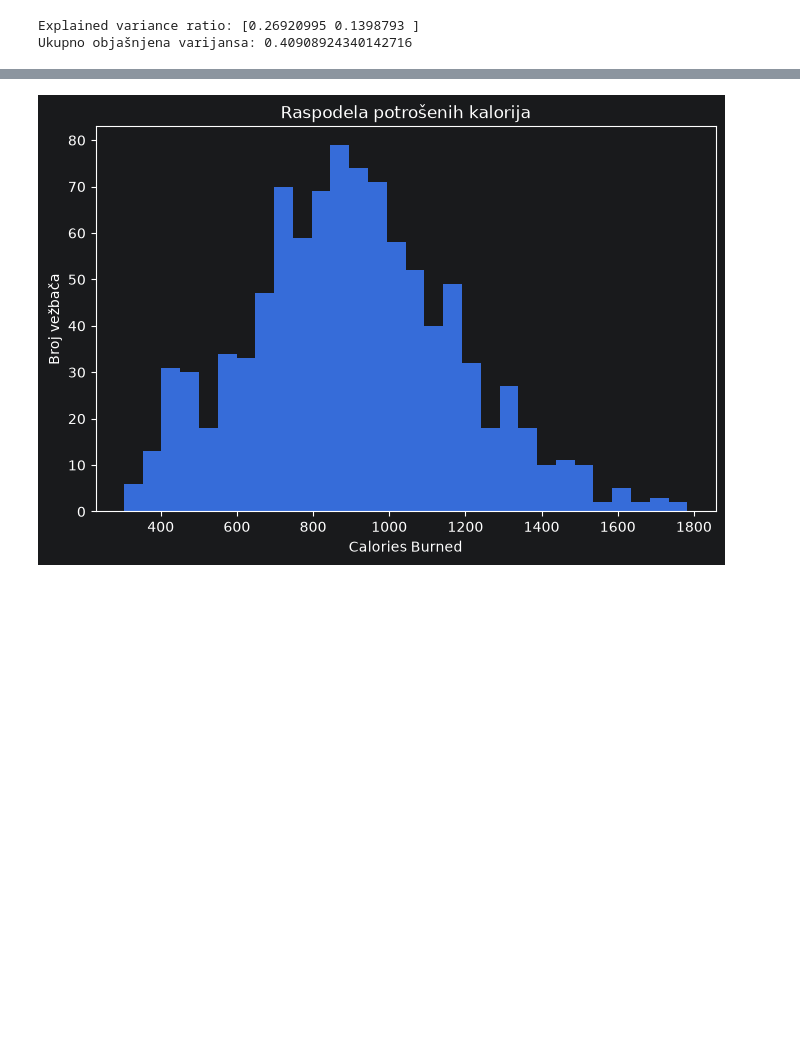
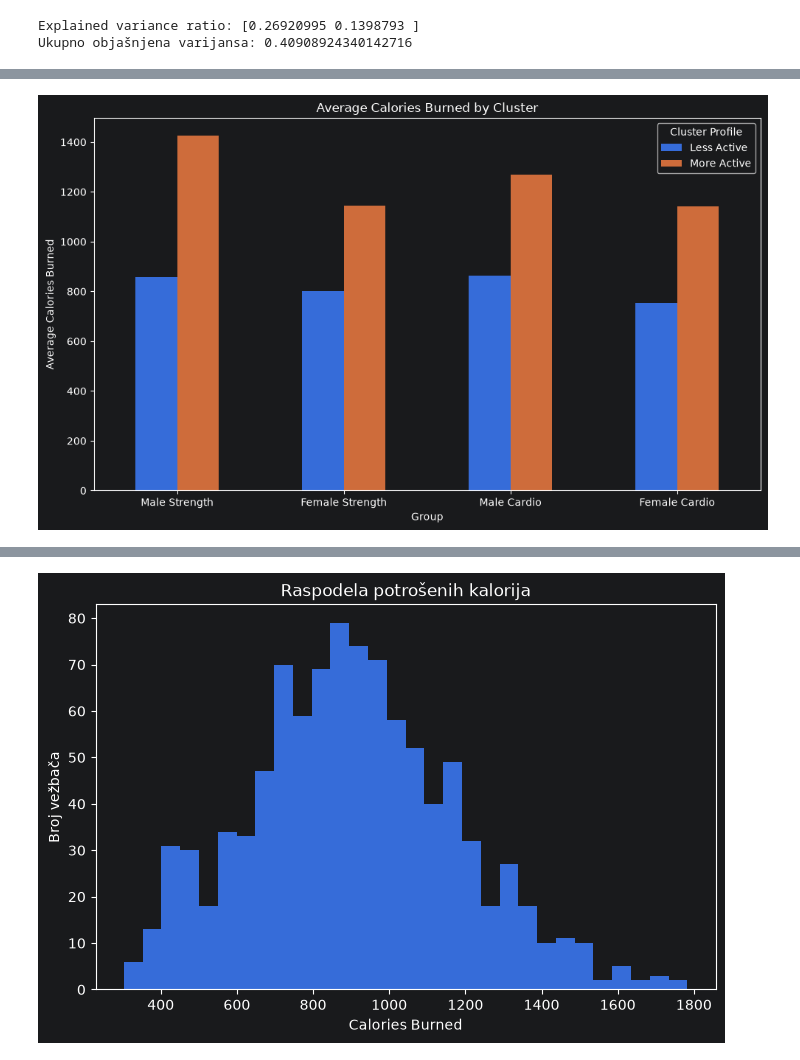
Before and after one commit to mar373/gym-clusteringV2, a Jupyter notebook: novi.ipynb, the cells around one changed output, grey strips where cells are left out. Saved outputs shown, nothing was run; the diff lists cells and outputs as text; code cells hidden in the pictures; blank space fills up the shorter version.

Commit message:
Add cluster comparison visualizations and final analysis

```diff
--- a/novi.ipynb
+++ b/novi.ipynb
@@ -1031,0 +1130,39 @@ Ukupno objašnjena varijansa: 0.40908924340142716
+# %%
+import pandas as pd
+import matplotlib.pyplot as plt
+
+comparison = pd.DataFrame({
+    'Group': [
+        'Male Strength',
+        'Female Strength',
+        'Male Cardio',
+        'Female Cardio'
+    ],
+    'Less Active': [
+        857.36,
+        801.45,
+        863.76,
+        755.19
+    ],
+    'More Active': [
+        1425.00,
+        1146.14,
+        1270.23,
+        1140.96
+    ]
+})
+
+comparison.set_index('Group').plot(
+    kind='bar',
+    figsize=(10, 6)
+)
+
+plt.title('Average Calories Burned by Cluster')
+plt.xlabel('Group')
+plt.ylabel('Average Calories Burned')
+plt.xticks(rotation=0)
+plt.legend(title='Cluster Profile')
+plt.tight_layout()
+plt.show()
+# %% [output]
+[figure, added]
```
Also changed, not shown: parts of 7 cells of this notebook.
